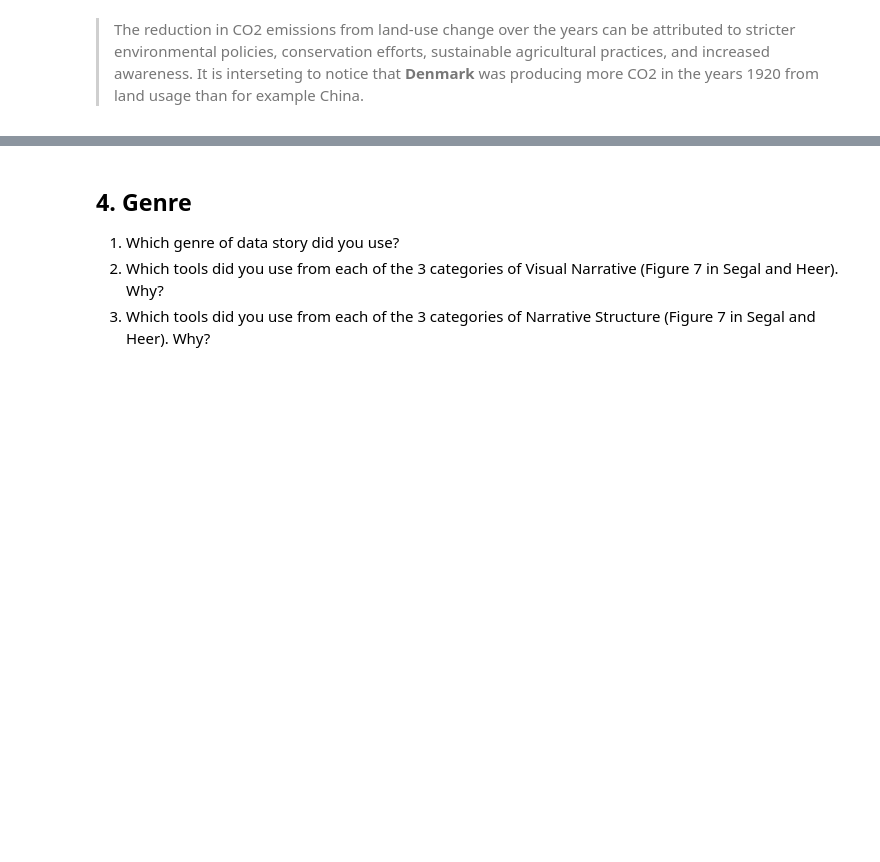
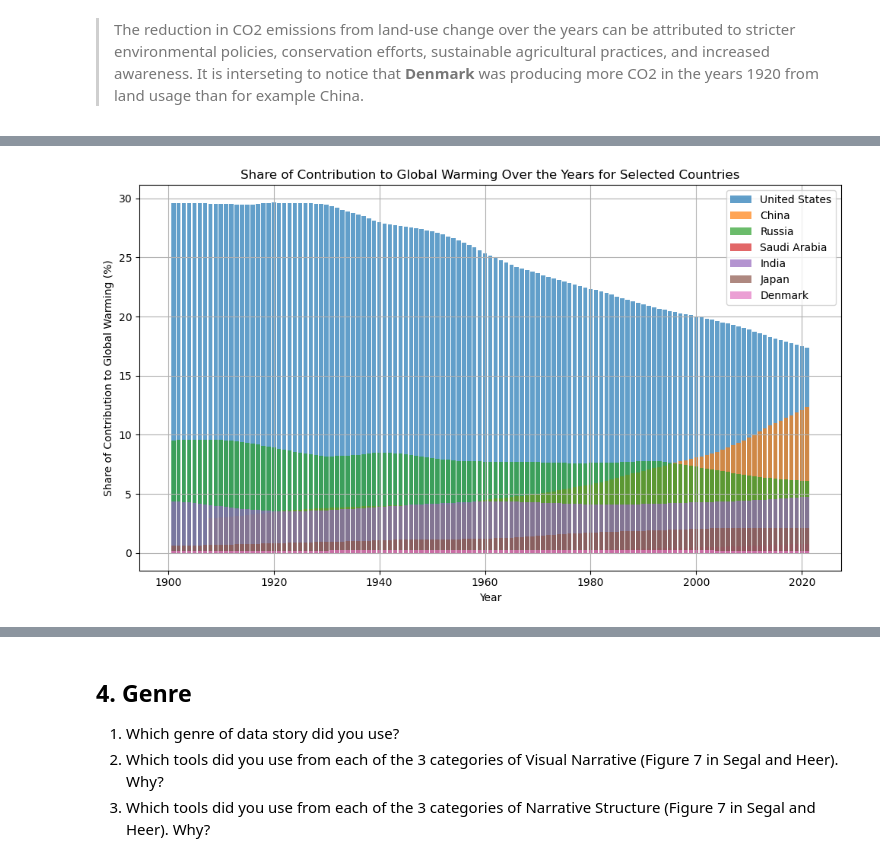
Before and after one commit to magolimbo/Social_data_analysis_and_visualisation, a Jupyter notebook: project/main.ipynb, the cells around one changed output, grey strips where cells are left out. Drawn from its saved outputs; the diff is of its cells as text; code cells hidden in the pictures; blank space fills up the shorter version.

```diff
--- a/project/main.ipynb
+++ b/project/main.ipynb
@@ -287,3 +287,6 @@ In the next section we will explore in depth de data
 
 2. If relevant, talk about your machine-learning.
 > For this project, the focus has been shifted towards data analysis and phenomena understanding, rather than predictions of trends, therefore we will not include machine learning models within this project.
+# %%
+df = pd.read_csv('co2data_clean.csv')
+df.shape
@@ -290,5 +295,5 @@ In the next section we will explore in depth de data
 # %%
-df.drop('iso_code', inplace=True, axis=1)
+df.drop(['iso_code', 'Unnamed: 0'], inplace=True, axis=1)
 # %%
 df.head()
 # %% [output]
@@ -394,0 +412,18 @@ plt.show()
+# %%
+import matplotlib.pyplot as plt
+
+plt.figure(figsize=(10, 6))
+
+for country in countries_to_plot:
+    country_data = countries_data[countries_data['country'] == country]
+    plt.bar(country_data['year'], country_data['share_of_temperature_change_from_ghg'], label=country, alpha=0.7)
+
+plt.xlabel('Year')
+plt.ylabel('Share of Contribution to Global Warming (%)')
+plt.title('Share of Contribution to Global Warming Over the Years for Selected Countries')
+plt.legend()
+plt.grid(True)
+plt.tight_layout()
+plt.show()
+# %% [output]
+[figure, added]
```
Also changed, not shown: parts of 8 cells of this notebook.
